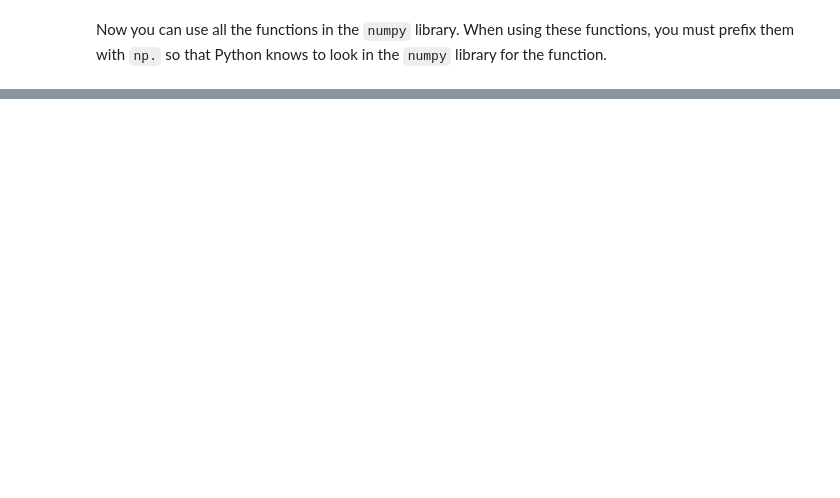
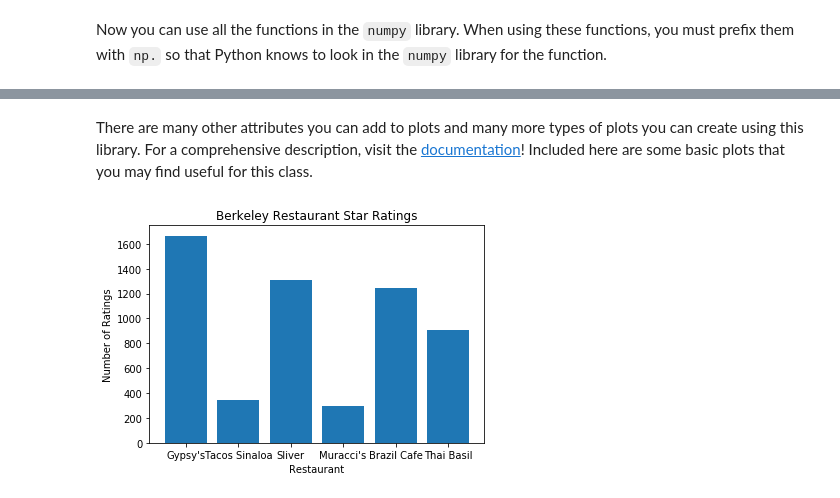
Before and after one commit to ds-modules/MCB-32, a Jupyter notebook: lab02/lab02.ipynb, the cells around one changed output, grey strips where cells are left out. Drawn from its saved outputs; the diff is of its cells as text; code cells hidden in the pictures; blank space fills up the shorter version.

```diff
--- a/lab02/lab02.ipynb
+++ b/lab02/lab02.ipynb
@@ -202,0 +250,19 @@ np.mean(my_list)
+# %% [markdown]
+There are many other attributes you can add to plots and many more types of plots you can create using this library. For a comprehensive description, visit the [documentation](https://matplotlib.org/api/pyplot_api.html)! Included here are some basic plots that you may find useful for this class.
+# %%
+# create a bar plot
+plt.bar(restaurants, number_of_ratings)
+
+# add the x-axis label
+plt.xlabel("Restaurant")
+
+# add the y-axis label
+plt.ylabel("Number of Ratings")
+
+# add a title
+plt.title("Berkeley Restaurant Star Ratings")
+
+# show the plot
+plt.show()
+# %% [output]
+[figure, added]
```
Also changed, not shown: parts of 21 cells of this notebook.
